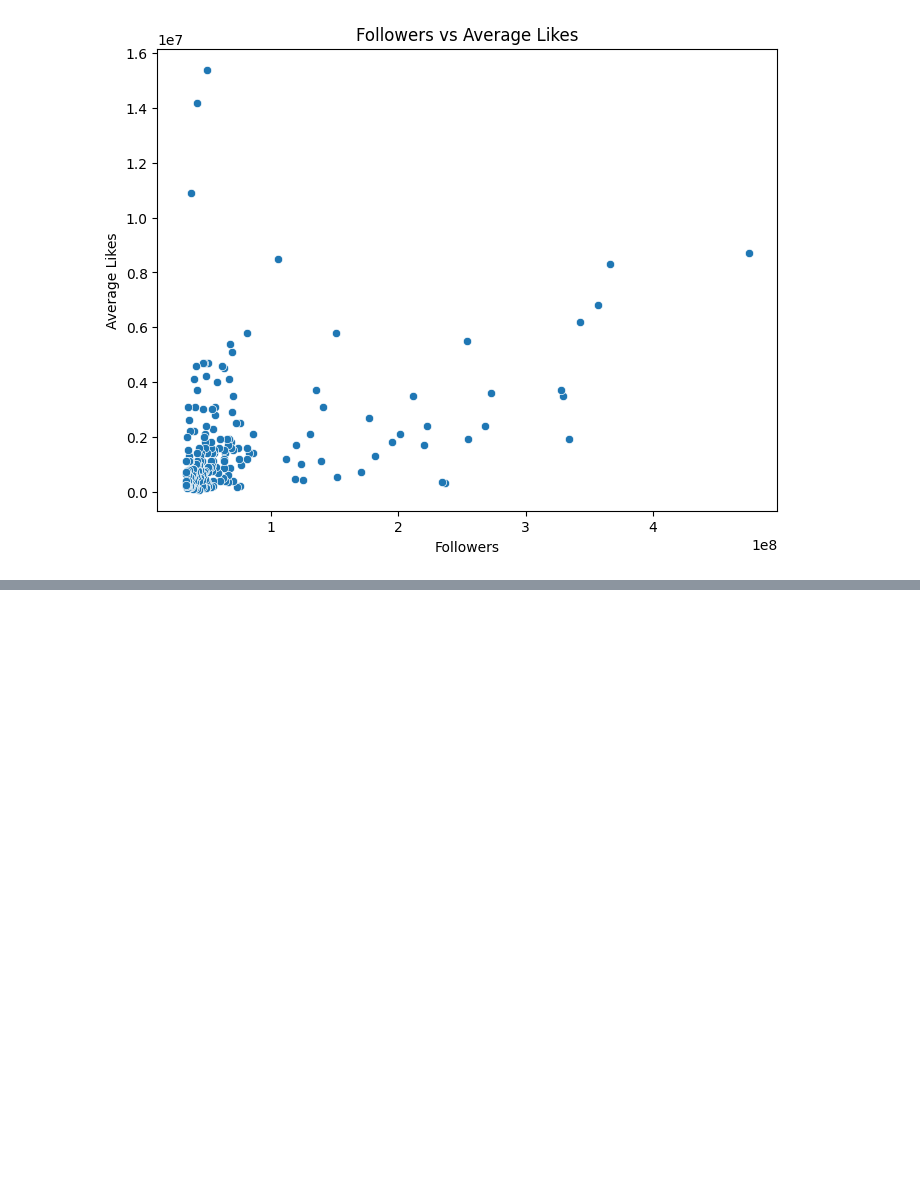
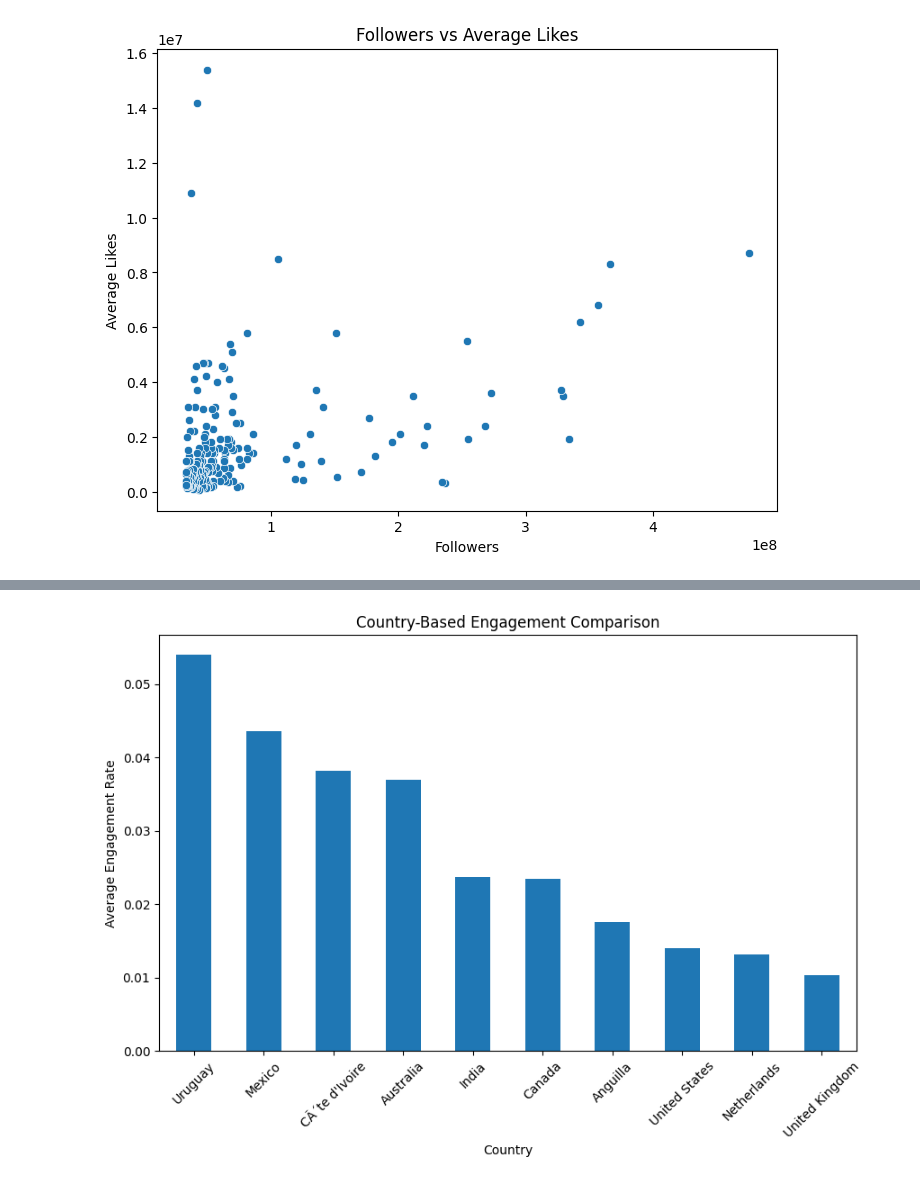
Before and after one commit to silaozturkler/DSA210-sila-ozturkler, a Jupyter notebook: 01_data_analysis.ipynb, the cells around one changed output, grey strips where cells are left out. Saved outputs shown, nothing was run; the diff lists cells and outputs as text; code cells hidden in the pictures; blank space fills up the shorter version.

```diff
--- a/01_data_analysis.ipynb
+++ b/01_data_analysis.ipynb
@@ -164,0 +184,18 @@ plt.show()
+# %%
+country_engagement = df.groupby("country")["60_day_eng_rate"].mean().sort_values(ascending=False).head(10)
+
+plt.figure(figsize=(10,6))
+
+country_engagement.plot(kind="bar")
+
+plt.title("Country-Based Engagement Comparison")
+plt.xlabel("Country")
+plt.ylabel("Average Engagement Rate")
+
+plt.xticks(rotation=45)
+
+plt.savefig("country_engagement.png", bbox_inches="tight")
+
+plt.show()
+# %% [output]
+[figure, added]
```
Also changed, not shown: parts of 4 cells of this notebook.
